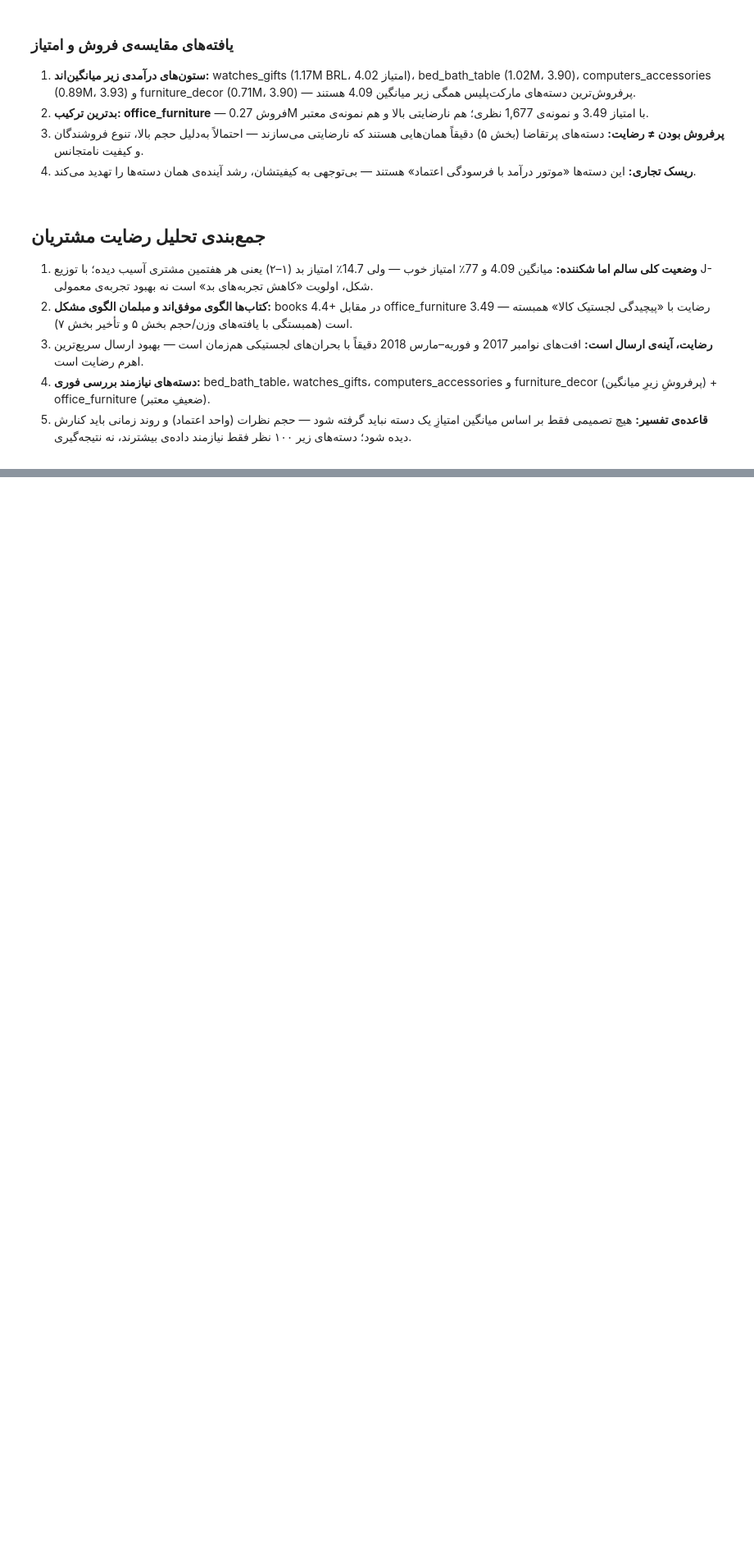
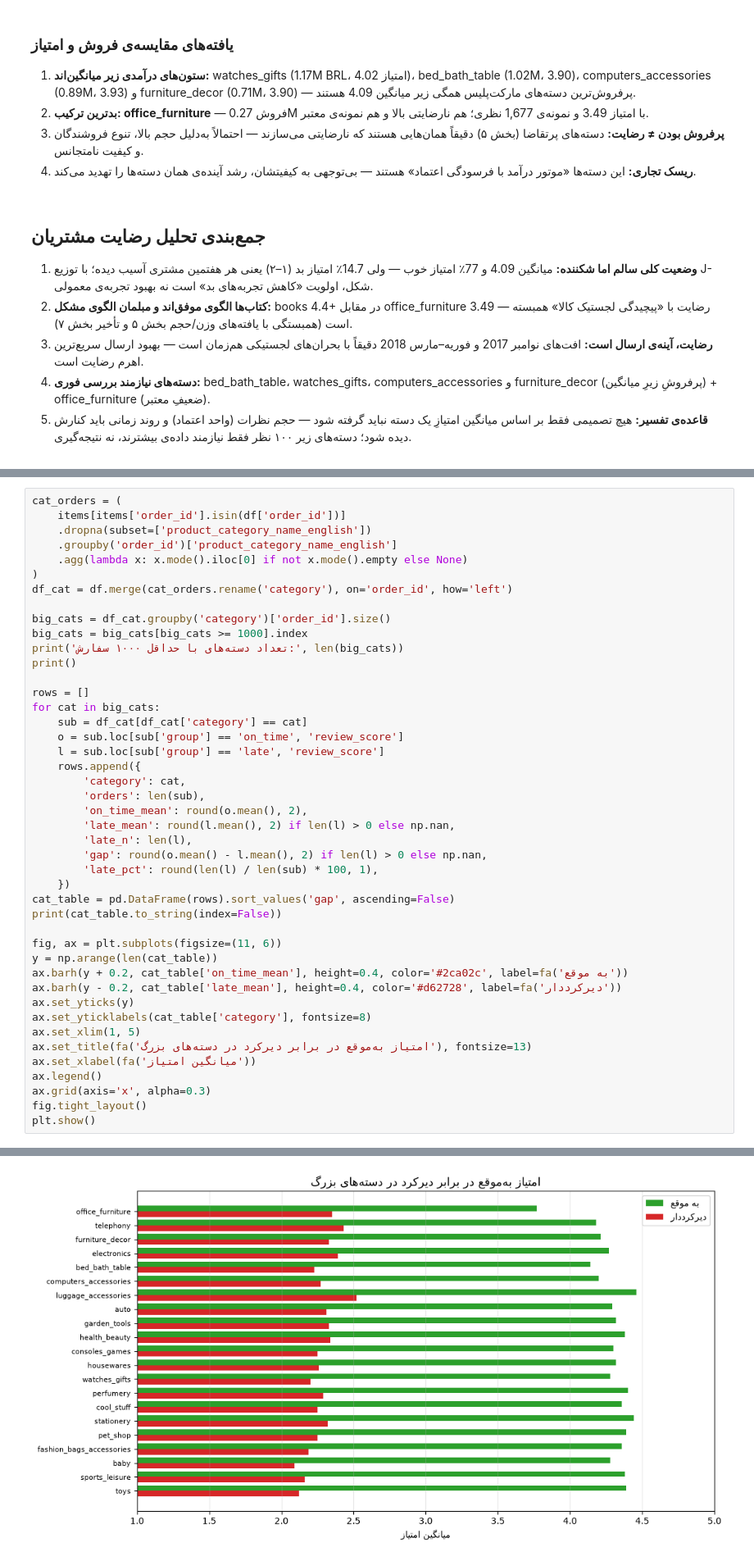
Before and after one commit to arashalidadi/olist-pro, a Jupyter notebook: olist_analysis.ipynb, the cells around one changed output, grey strips where cells are left out. Shown at 82% size. Drawn from its saved outputs; the diff is of its cells as text; blank space fills up the shorter version.

```diff
--- a/olist_analysis.ipynb
+++ b/olist_analysis.ipynb
@@ -2895,0 +3025,45 @@ office_furniture                  1677        3.49       0.27
+# %%
+cat_orders = (
+    items[items['order_id'].isin(df['order_id'])]
+    .dropna(subset=['product_category_name_english'])
+    .groupby('order_id')['product_category_name_english']
+    .agg(lambda x: x.mode().iloc[0] if not x.mode().empty else None)
+)
+df_cat = df.merge(cat_orders.rename('category'), on='order_id', how='left')
+
+big_cats = df_cat.groupby('category')['order_id'].size()
+big_cats = big_cats[big_cats >= 1000].index
+print('تعداد دسته‌های با حداقل ۱۰۰۰ سفارش:', len(big_cats))
+print()
+
+rows = []
+for cat in big_cats:
+    sub = df_cat[df_cat['category'] == cat]
+    o = sub.loc[sub['group'] == 'on_time', 'review_score']
+    l = sub.loc[sub['group'] == 'late', 'review_score']
+    rows.append({
+        'category': cat,
+        'orders': len(sub),
+        'on_time_mean': round(o.mean(), 2),
+        'late_mean': round(l.mean(), 2) if len(l) > 0 else np.nan,
+        'late_n': len(l),
+        'gap': round(o.mean() - l.mean(), 2) if len(l) > 0 else np.nan,
+        'late_pct': round(len(l) / len(sub) * 100, 1),
+    })
+cat_table = pd.DataFrame(rows).sort_values('gap', ascending=False)
+print(cat_table.to_string(index=False))
+
+fig, ax = plt.subplots(figsize=(11, 6))
+y = np.arange(len(cat_table))
+ax.barh(y + 0.2, cat_table['on_time_mean'], height=0.4, color='#2ca02c', label=fa('به موقع'))
+ax.barh(y - 0.2, cat_table['late_mean'], height=0.4, color='#d62728', label=fa('دیرکرددار'))
+ax.set_yticks(y)
+ax.set_yticklabels(cat_table['category'], fontsize=8)
+ax.set_xlim(1, 5)
+ax.set_title(fa('امتیاز به‌موقع در برابر دیرکرد در دسته‌های بزرگ'), fontsize=13)
+ax.set_xlabel(fa('میانگین امتیاز'))
+ax.legend()
+ax.grid(axis='x', alpha=0.3)
+fig.tight_layout()
+plt.show()
+# %% [output]
@@ -2895,0 +3087 @@ office_furniture                  1677        3.49       0.27
+[figure, added]
```
Also changed, not shown: parts of 14 cells of this notebook, 1 other file.
